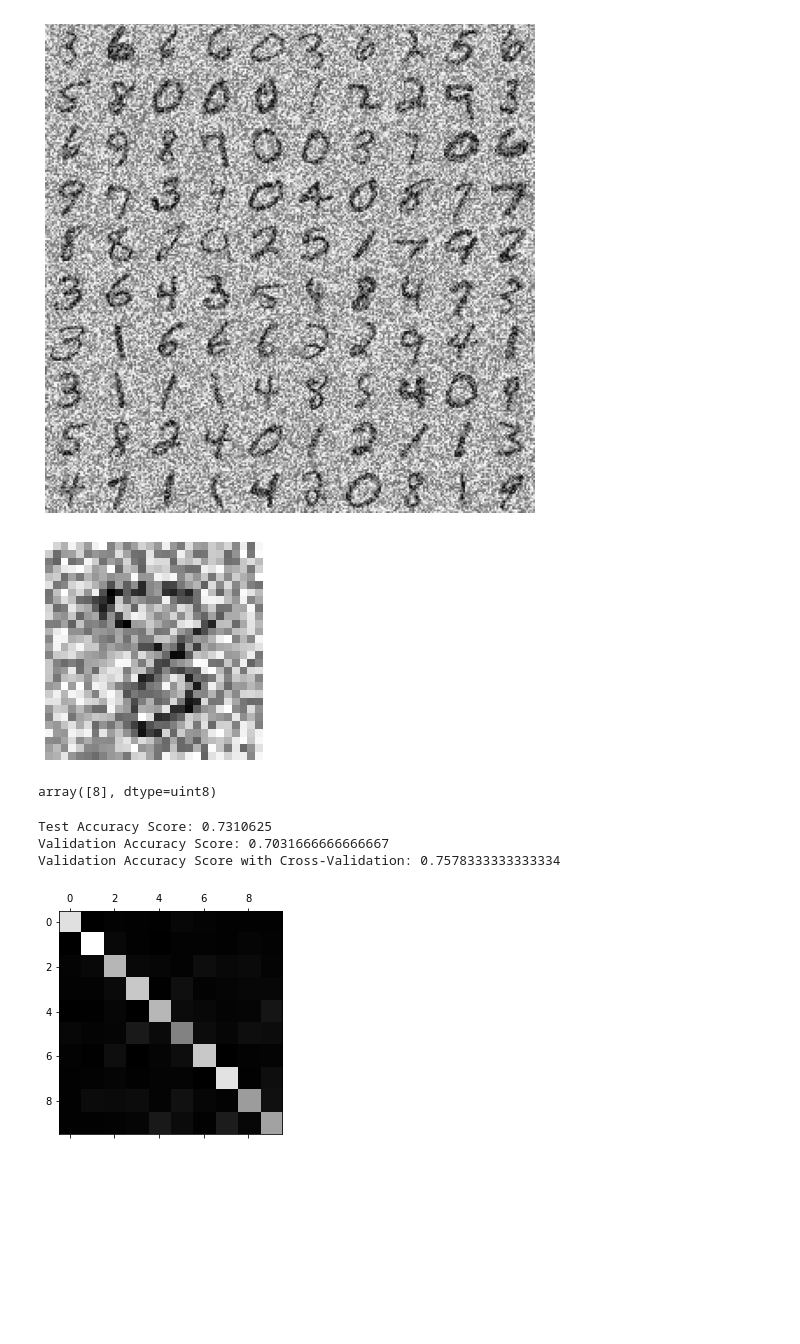
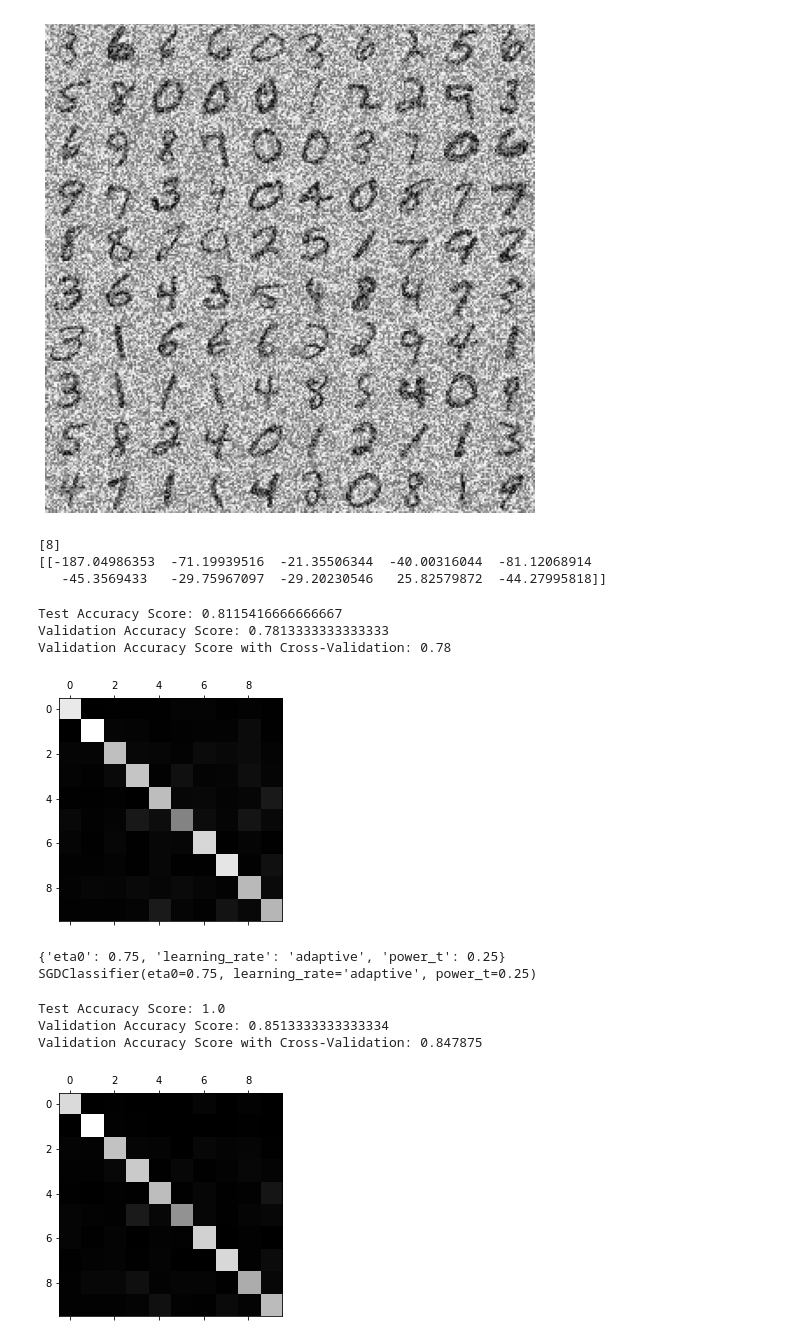
Before and after one commit to cjawesomest/applied_machine_learning, a Jupyter notebook: Project 2 Ensemble Learner/ref/ensemble_prediction.ipynb, the cells around one changed output. Cells and saved outputs as stored; diff of their text form; code cells hidden in the pictures; blank space fills up the shorter version.

```diff
--- a/Project 2 Ensemble Learner/ref/ensemble_prediction.ipynb
+++ b/Project 2 Ensemble Learner/ref/ensemble_prediction.ipynb
@@ -84,16 +84,18 @@ from sklearn.preprocessing import StandardScaler
 from sklearn.svm import LinearSVC
 from sklearn.linear_model import SGDClassifier
 
-C=1
-svm_clf = SGDClassifier(loss="hinge")
+svm_clf = SGDClassifier(loss='hinge', penalty='l2',
+    alpha=1, shuffle=True, learning_rate='adaptive',
+    eta0=0.75, power_t=0.25, early_stopping=False)
 
 svm_clf.fit(data_train, label_train)
 svm_clf.predict(some_digit)
 print(svm_clf.predict(some_digit))
 print(svm_clf.decision_function(some_digit))
 # %% [output]
-[figure, removed]
-array([8], dtype=uint8)
+[8]
+[[-187.04986353  -71.19939516  -21.35506344  -40.00316044  -81.12068914
+   -45.3569433   -29.75967097  -29.20230546   25.82579872  -44.27995818]]
 # %%
 #Some error analysis for these multiclassers
 from sklearn.model_selection import cross_val_predict
@@ -117,21 +119,27 @@ conf_mx = confusion_matrix(label_train, label_train_pred)
 plt.matshow(conf_mx, cmap=plt.cm.gray)
 plt.show()
 # %% [output]
-Test Accuracy Score: 0.7310625
-Validation Accuracy Score: 0.7031666666666667
-Validation Accuracy Score with Cross-Validation: 0.7578333333333334
+Test Accuracy Score: 0.8115416666666667
+Validation Accuracy Score: 0.7813333333333333
+Validation Accuracy Score with Cross-Validation: 0.78
 [figure]
 # %%
 #Using GridSearchCV for optimization
 from sklearn.model_selection import GridSearchCV
 
-param_grid = [
-        {'loss': ['hinge', 'huber'], 'penalty': ['l2', 'l1', 'elasticnet']},
-        {'alpha': [1/1, 1/100, 1/10000], 'shuffle': [True, False], 'learning_rate': ['adaptive', 'optimal'],
-        'early_stopping': [True, False]},
-    ]
+# param_grid = [
+#         {'loss': ['hinge', 'huber'], 'penalty': ['l2', 'l1', 'elasticnet'],
+#         {'alpha': [1/1, 1/100, 1/10000], 'shuffle': [True, False],
+#         'early_stopping': [True, False]},
+#     ]
+# param_grid = [
+#         {'learning_rate': ['optimal', 'adaptive', 'invscaling'], 'power_t': [0.5, 0.25, 0.10],
+#         'eta0':[0.25, 0.5, 0.75, 1.0]}
+#     ]
 
-svm_clf = SGDClassifier()
+svm_clf = SGDClassifier(loss='hinge', penalty='l2',
+    alpha=1, shuffle=True, learning_rate='adaptive',
+    eta0=0.75, power_t=0.25, early_stopping=False)
 
 grid_search = GridSearchCV(svm_clf, param_grid, cv=5,
     scoring='accuracy',
@@ -143,3 +151,33 @@ grid_search.fit(data_features, data_labels)
 #Let's see what it tells us the best parameters are
 print(grid_search.best_params_)
 print(grid_search.best_estimator_)
+# %% [output]
+{'eta0': 0.75, 'learning_rate': 'adaptive', 'power_t': 0.25}
+SGDClassifier(eta0=0.75, learning_rate='adaptive', power_t=0.25)
+# %%
+#Similarly, do this with a random forest
+from sklearn.ensemble import RandomForestClassifier
+rf_clf = RandomForestClassifier()
+
+rf_clf.fit(data_train, label_train)
+rf_clf.predict(some_digit)
+
+print("Test Accuracy Score: " +str(
+        accuracy_score(label_train, rf_clf.predict(data_train), normalize=True, sample_weight=None)))
+print("Validation Accuracy Score: " +str(
+        accuracy_score(label_val, rf_clf.predict(data_val), normalize=True, sample_weight=None)))
+label_train_pred = cross_val_predict(rf_clf, data_train, label_train, cv=5)
+print("Validation Accuracy Score with Cross-Validation: "+str(
+        accuracy_score(label_train, label_train_pred, normalize=True, sample_weight=None)))
+
+
+#Confusion Matrix with Cross-Valiation Scores
+conf_mx = confusion_matrix(label_train, label_train_pred)
+# print("Confusion\n"+str(conf_mx))
+plt.matshow(conf_mx, cmap=plt.cm.gray)
+plt.show()
+# %% [output]
+Test Accuracy Score: 1.0
+Validation Accuracy Score: 0.8513333333333334
+Validation Accuracy Score with Cross-Validation: 0.847875
+[figure, added]
```
Also changed, not shown: parts of 3 cells of this notebook, 2 other files.
